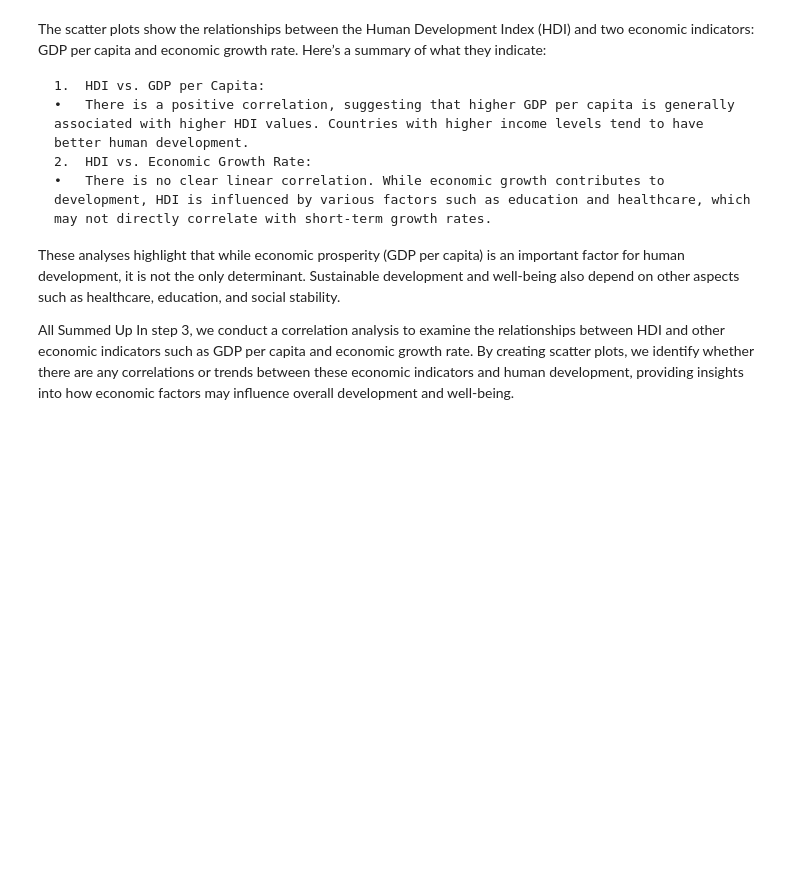
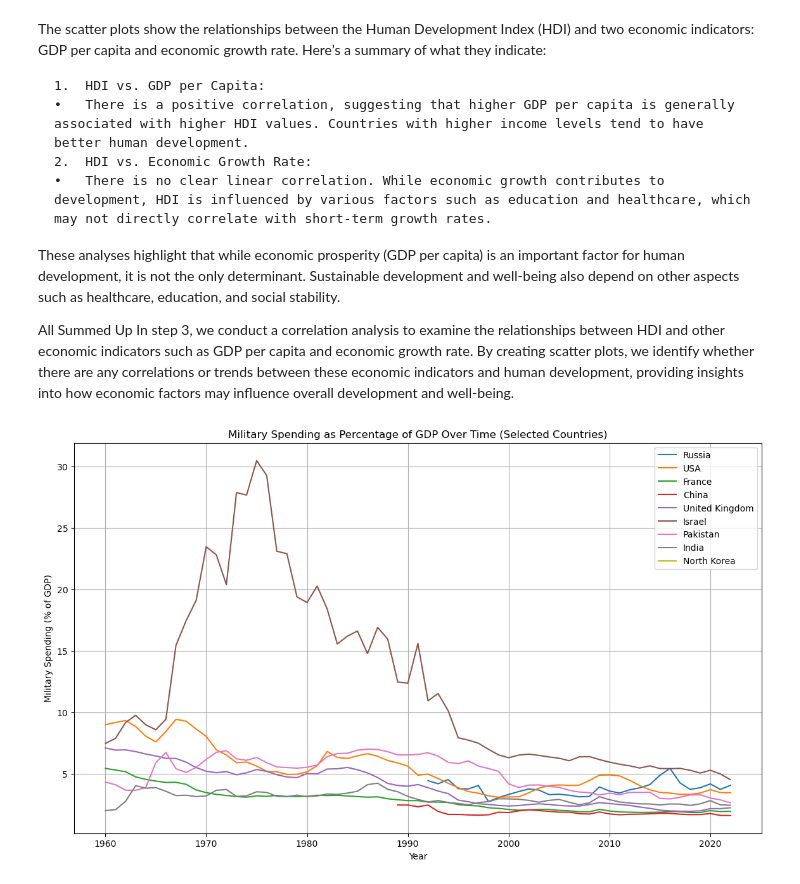
Before and after one commit to Blackbullbjj/eco_v_nukes, a Jupyter notebook: enviornment.ipynb, the cells around one changed output. Cells and saved outputs as stored; diff of their text form; code cells hidden in the pictures; blank space fills up the shorter version.

```diff
--- a/enviornment.ipynb
+++ b/enviornment.ipynb
@@ -477,3 +495,24 @@ These analyses highlight that while economic prosperity (GDP per capita) is an i
 
 All Summed Up
 In step 3, we conduct a correlation analysis to examine the relationships between HDI and other economic indicators such as GDP per capita and economic growth rate. By creating scatter plots, we identify whether there are any correlations or trends between these economic indicators and human development, providing insights into how economic factors may influence overall development and well-being.
+# %%
+# Select relevant columns for military spending analysis
+military_spending_columns = ['Country', 'Year', 'Military spending percent of GDP', 'GDP per capita current U.S. dollars', 'Human Development Index (0 - 1)']
+
+# Filter the data for the selected countries and relevant columns
+military_spending_data = mass_data[mass_data['Country'].isin(selected_countries_corrected)][military_spending_columns]
+
+# Plot military spending as a percentage of GDP over time for the selected countries
+plt.figure(figsize=(14, 8))
+for country in selected_countries_corrected:
+    country_data = military_spending_data[military_spending_data['Country'] == country]
+    plt.plot(country_data['Year'], country_data['Military spending percent of GDP'], label=country)
+
+plt.title('Military Spending as Percentage of GDP Over Time (Selected Countries)')
+plt.xlabel('Year')
+plt.ylabel('Military Spending (% of GDP)')
+plt.legend()
+plt.grid(True)
+plt.show()
+# %% [output]
+[figure, added]
```
Also changed, not shown: parts of 7 cells of this notebook, 3 other files.
